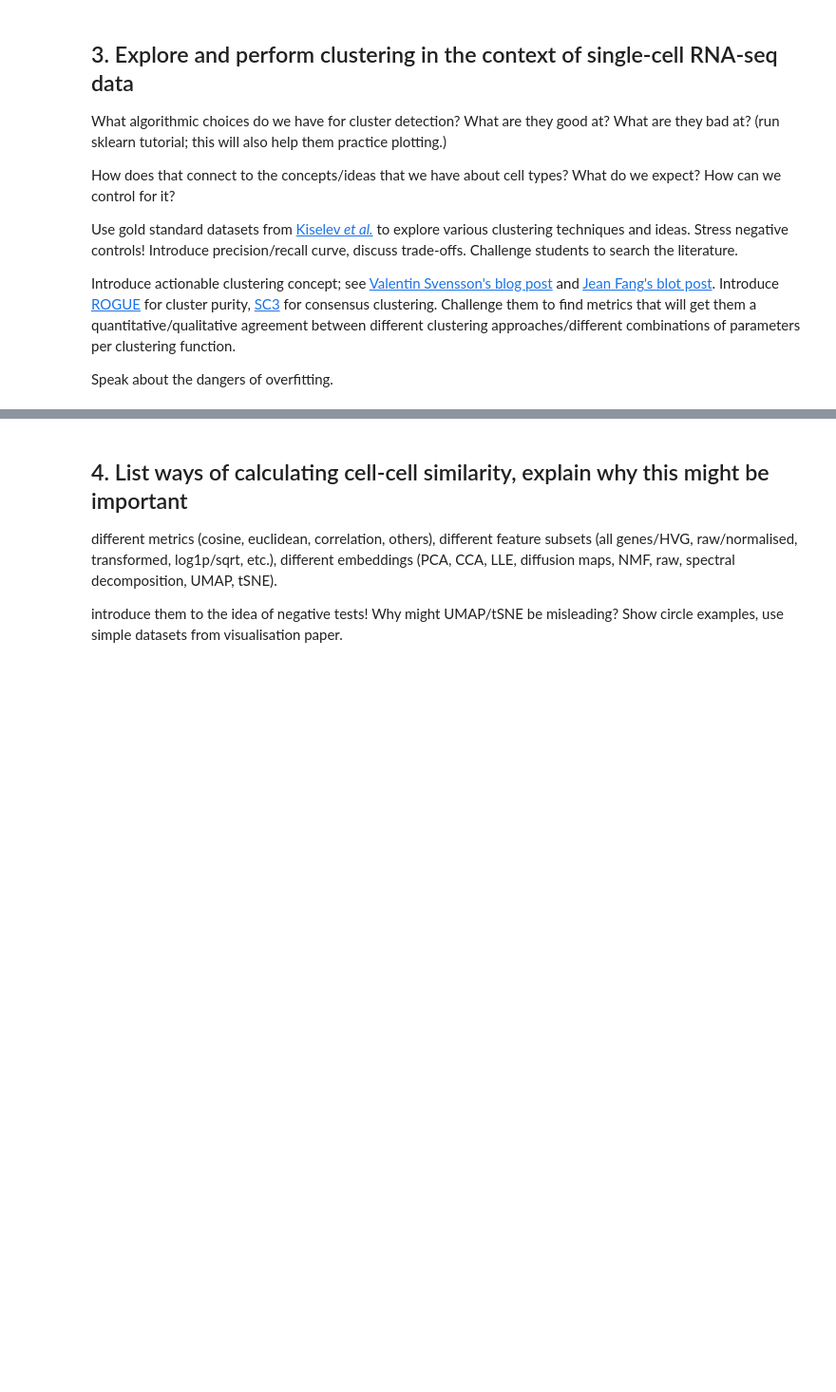
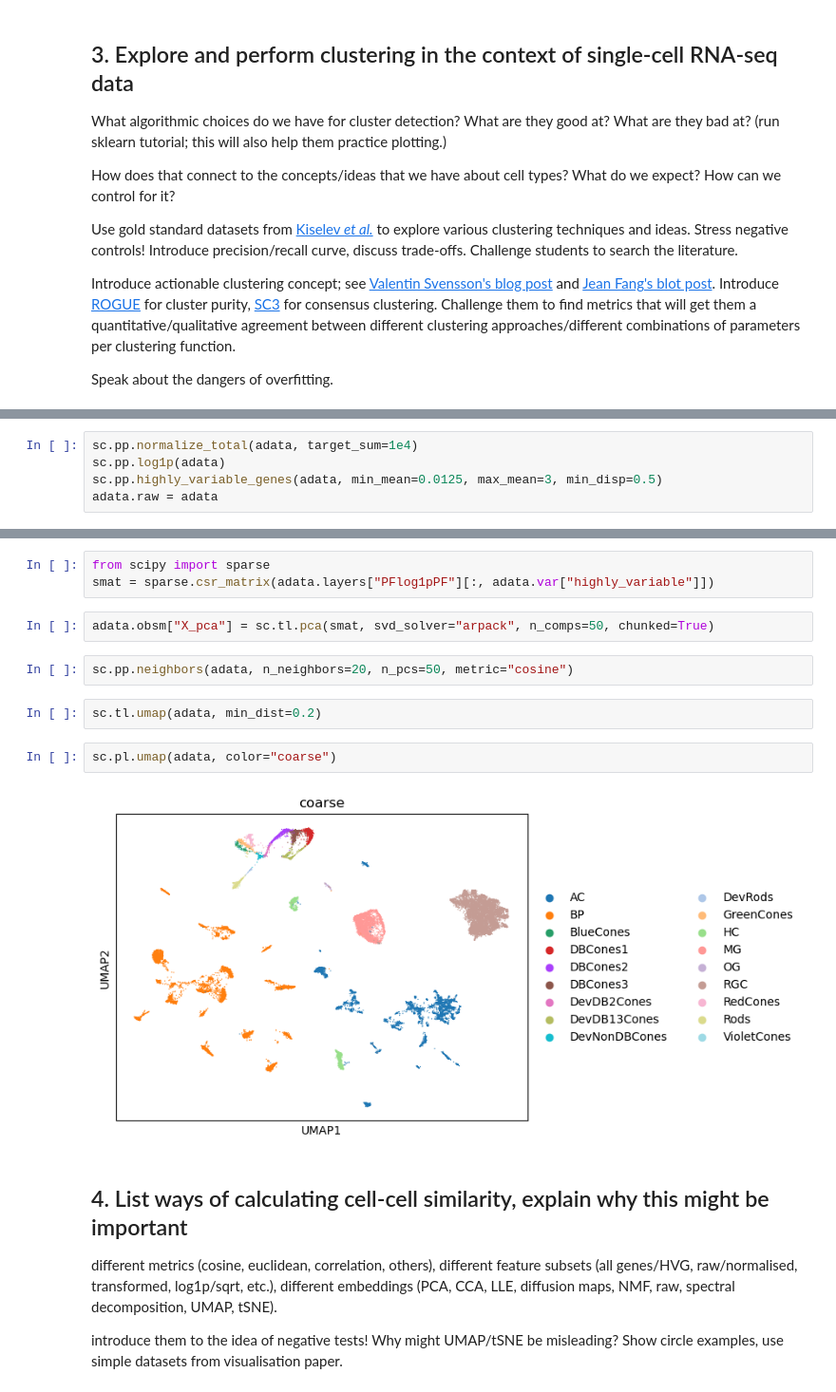
Before and after one commit to galicae/ue300164, a Jupyter notebook: units/02-clustering.ipynb, the cells around one changed output, grey strips where cells are left out. Shown at 95% size. Saved outputs shown, nothing was run; the diff lists cells and outputs as text; blank space fills up the shorter version.

```diff
--- a/units/02-clustering.ipynb
+++ b/units/02-clustering.ipynb
@@ -105,0 +63,5 @@ import scanpy as sc
+# %%
+sc.pp.normalize_total(adata, target_sum=1e4)
+sc.pp.log1p(adata)
+sc.pp.highly_variable_genes(adata, min_mean=0.0125, max_mean=3, min_disp=0.5)
+adata.raw = adata
@@ -106,3 +70,16 @@ import scanpy as sc
+# %%
+from scipy import sparse
+smat = sparse.csr_matrix(adata.layers["PFlog1pPF"][:, adata.var["highly_variable"]])
+# %%
+adata.obsm["X_pca"] = sc.tl.pca(smat, svd_solver="arpack", n_comps=50, chunked=True)
+# %%
+sc.pp.neighbors(adata, n_neighbors=20, n_pcs=50, metric="cosine")
+# %%
+sc.tl.umap(adata, min_dist=0.2)
+# %%
+sc.pl.umap(adata, color="coarse")
+# %% [output]
+[figure, added]
 # %% [markdown]
 ## 4. List ways of calculating cell-cell similarity, explain why this might be important
 
```
Also changed, not shown: parts of 18 cells of this notebook, 3 other files.
